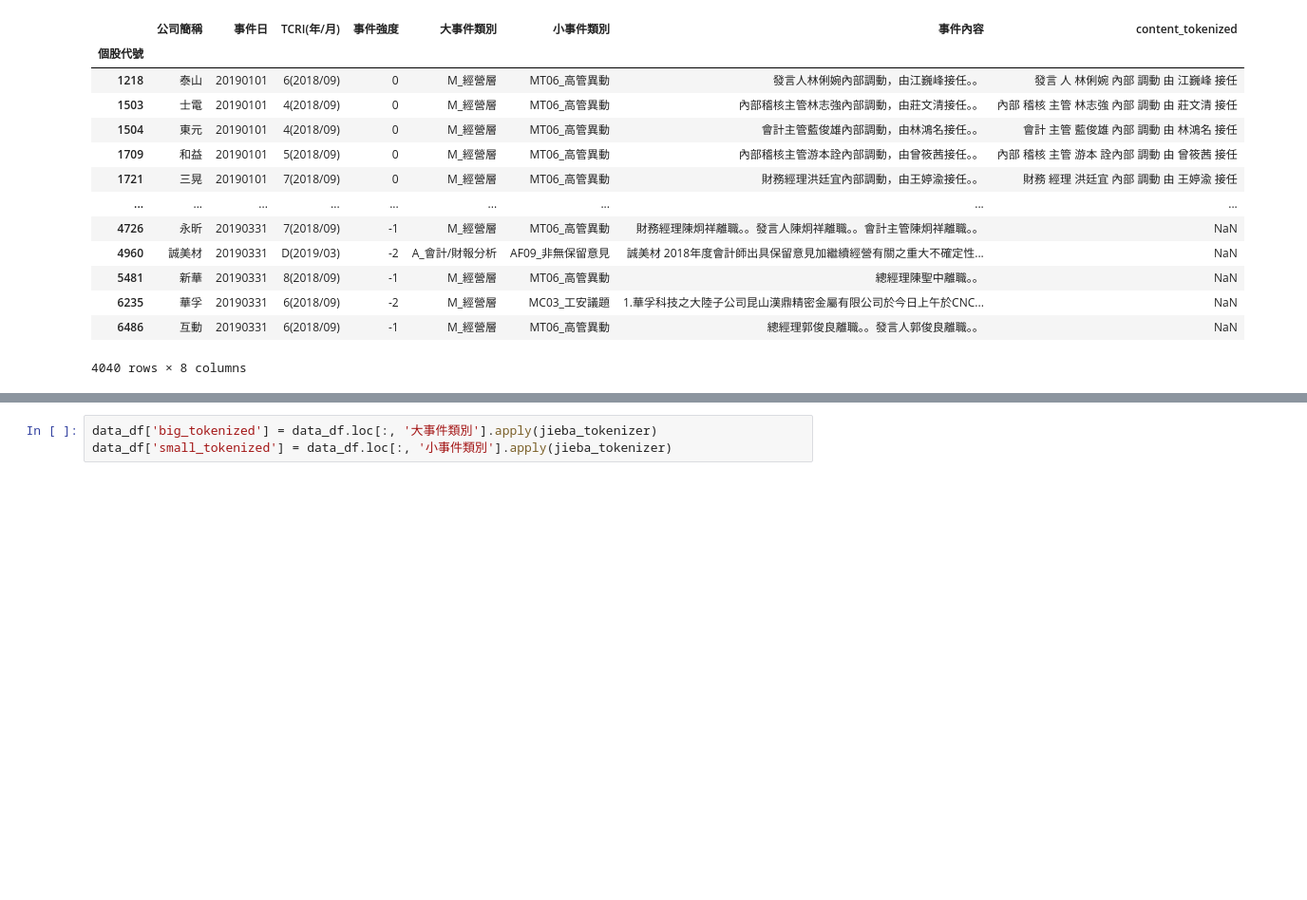
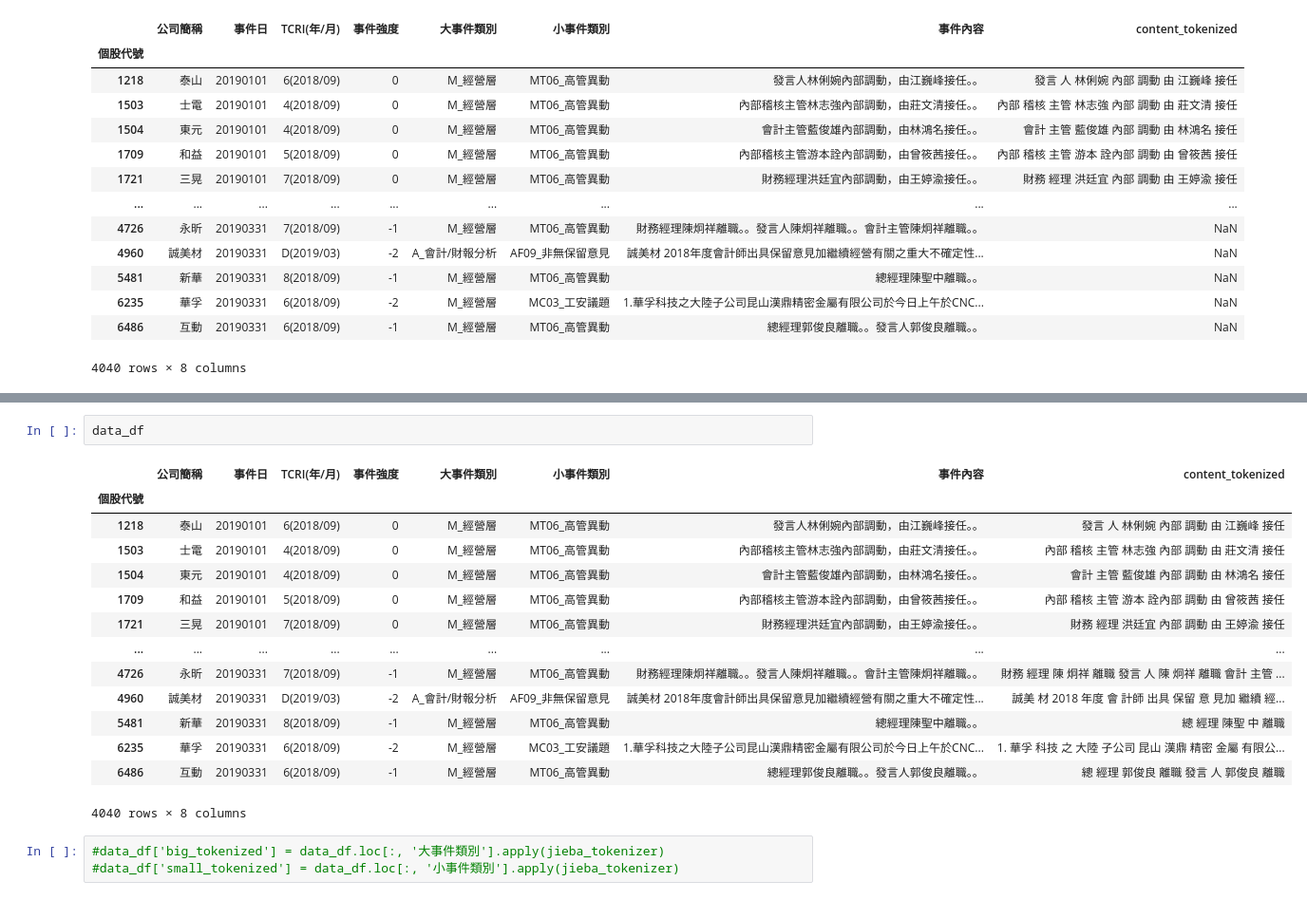
Before and after one commit to p314008dsa/Text-mining, a Jupyter notebook: Data/Fintech.ipynb, the cells around one changed output, grey strips where cells are left out. Shown at 95% size. Saved outputs shown, nothing was run; the diff lists cells and outputs as text; blank space fills up the shorter version.

```diff
--- a/Data/Fintech.ipynb
+++ b/Data/Fintech.ipynb
@@ -117,6 +115,23 @@ KeyboardInterrupt:
+# %%
+data_df
+# %% [output]
+|  | 公司簡稱 | 事件日 | TCRI(年/月) | 事件強度 | 大事件類別 | 小事件類別 | 事件內容 | content_tokenized |
+| 個股代號 |  |  |  |  |  |  |  |  |
+| 1218 | 泰山 | 20190101 | 6(2018/09) | 0 | M_經營層 | MT06_高管異動 | 發言人林俐婉內部調動，由江巍峰接任。。 | 發言 人 林俐婉 內部 調動 由 江巍峰 接任 |
+| 1503 | 士電 | 20190101 | 4(2018/09) | 0 | M_經營層 | MT06_高管異動 | 內部稽核主管林志強內部調動，由莊文清接任。。 | 內部 稽核 主管 林志強 內部 調動 由 莊文清 接任 |
+| 1504 | 東元 | 20190101 | 4(2018/09) | 0 | M_經營層 | MT06_高管異動 | 會計主管藍俊雄內部調動，由林鴻名接任。。 | 會計 主管 藍俊雄 內部 調動 由 林鴻名 接任 |
+| 1709 | 和益 | 20190101 | 5(2018/09) | 0 | M_經營層 | MT06_高管異動 | 內部稽核主管游本詮內部調動，由曾筱茜接任。。 | 內部 稽核 主管 游本 詮內部 調動 由 曾筱茜 接任 |
+| 1721 | 三晃 | 20190101 | 7(2018/09) | 0 | M_經營層 | MT06_高管異動 | 財務經理洪廷宜內部調動，由王婷渝接任。。 | 財務 經理 洪廷宜 內部 調動 由 王婷渝 接任 |
+| ... | ... | ... | ... | ... | ... | ... | ... | ... |
+| 4726 | 永昕 | 20190331 | 7(2018/09) | -1 | M_經營層 | MT06_高管異動 | 財務經理陳炯祥離職。。發言人陳炯祥離職。。會計主管陳炯祥離職。。 | 財務 經理 陳 炯祥 離職 發言 人 陳 炯祥 離職 會計 主管 ... |
+| 4960 | 誠美材 | 20190331 | D(2019/03) | -2 | A_會計/財報分析 | AF09_非無保留意見 | 誠美材 2018年度會計師出具保留意見加繼續經營有關之重大不確定性... | 誠美 材 2018 年度 會 計師 出具 保留 意 見加 繼續 經... |
+| 5481 | 新華 | 20190331 | 8(2018/09) | -1 | M_經營層 | MT06_高管異動 | 總經理陳聖中離職。。 | 總 經理 陳聖 中 離職 |
+| 6235 | 華孚 | 20190331 | 6(2018/09) | -2 | M_經營層 | MC03_工安議題 | 1.華孚科技之大陸子公司昆山漢鼎精密金屬有限公司於今日上午於CNC... | 1. 華孚 科技 之 大陸 子公司 昆山 漢鼎 精密 金屬 有限公... |
+| 6486 | 互動 | 20190331 | 6(2018/09) | -1 | M_經營層 | MT06_高管異動 | 總經理郭俊良離職。。發言人郭俊良離職。。 | 總 經理 郭俊良 離職 發言 人 郭俊良 離職 |
+4040 rows × 8 columns
 # %%
-data_df['big_tokenized'] = data_df.loc[:, '大事件類別'].apply(jieba_tokenizer)
-data_df['small_tokenized'] = data_df.loc[:, '小事件類別'].apply(jieba_tokenizer)
+#data_df['big_tokenized'] = data_df.loc[:, '大事件類別'].apply(jieba_tokenizer)
+#data_df['small_tokenized'] = data_df.loc[:, '小事件類別'].apply(jieba_tokenizer)
 # %%
 import keras
 MAX_NUM_WORDS = 10000
```
Also changed, not shown: parts of 20 cells of this notebook.
